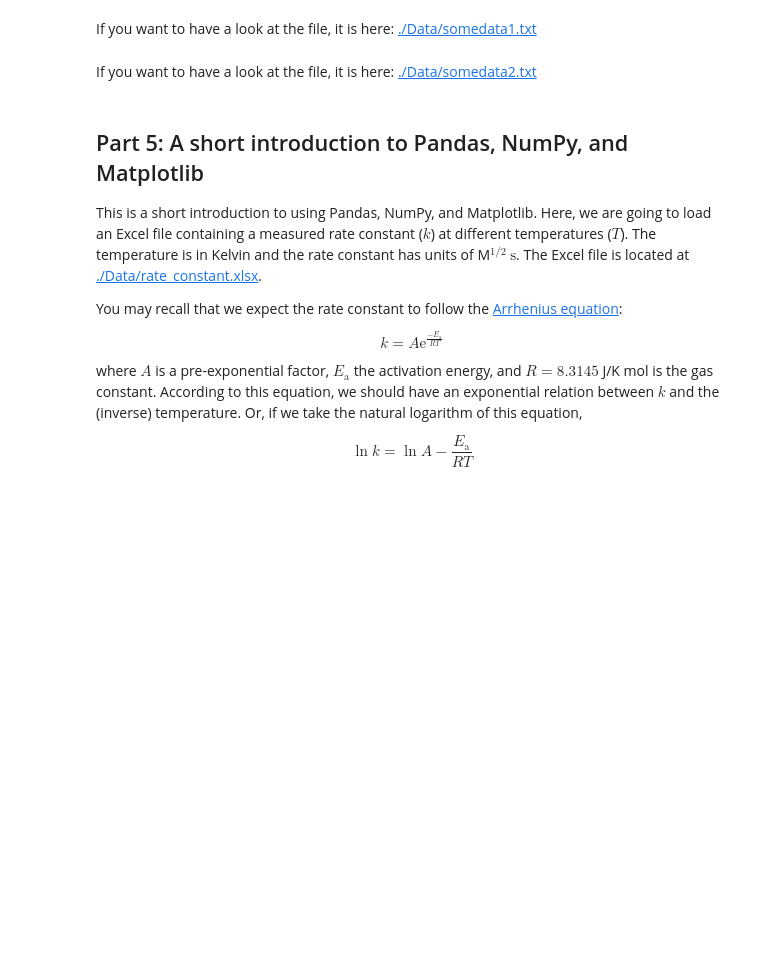
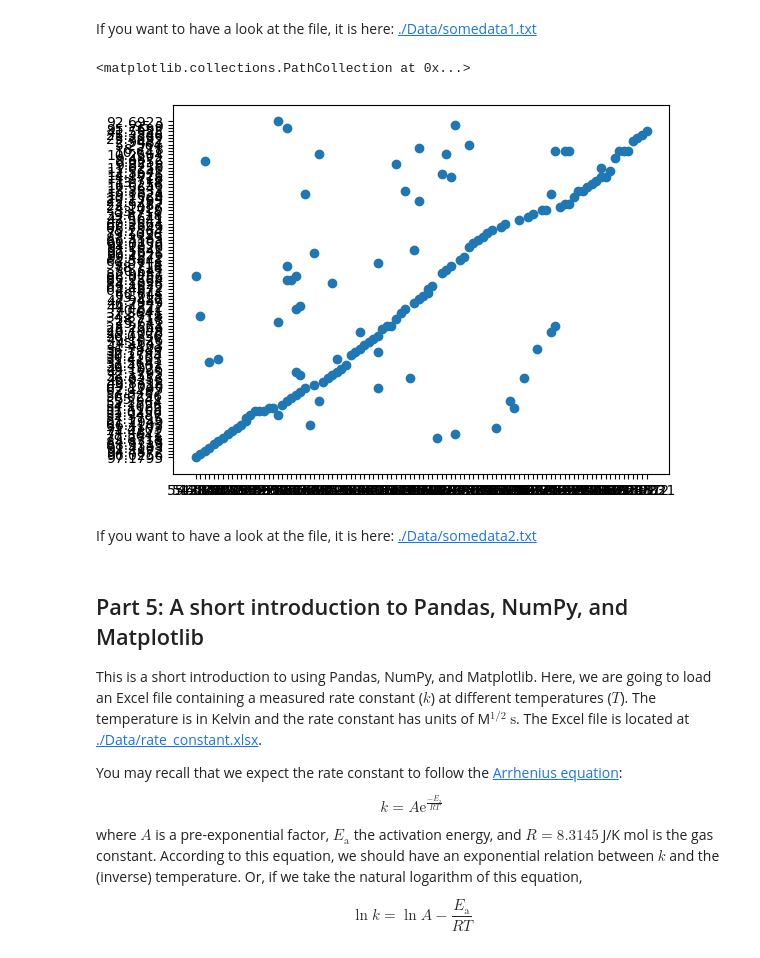
Before and after one commit to joachsob/chemometrics, a Jupyter notebook: exercises/00_python_intro.ipynb, the cells around one changed output. Saved outputs shown, nothing was run; the diff lists cells and outputs as text; code cells hidden in the pictures; blank space fills up the shorter version.

```diff
--- a/exercises/00_python_intro.ipynb
+++ b/exercises/00_python_intro.ipynb
@@ -273,9 +342,21 @@ If you want to have a look at the file, it is here: [./Data/somedata1.txt](./Dat
 # %%
 # 2. The file "Data/somedata2.txt" contains the same data as "somedata1.txt", but it is stored differently.
 # Each line contains a pair of x- and y-values on the form:
 # x = 55.3846, y = 97.1795
 # Make a method that reads in this file and extracts the x- and y-values. Plot the x- and y-values
 # you extracted from "somedata2.txt" in a scatter plot:
+
+xvals = []
+yvals = []
+with open("Data/somedata2.txt") as file:
+    for lines in file:
+        xvals.append(lines.split()[2].split(",")[0])
+        yvals.append(lines.split()[5].split(",")[0])
+
+plt.scatter(xvals, yvals)
+# %% [output]
+<matplotlib.collections.PathCollection at 0x...>
+[figure, added]
 # %% [markdown]
 If you want to have a look at the file, it is here: [./Data/somedata2.txt](./Data/somedata2.txt)
 # %% [markdown]
```
Also changed, not shown: parts of 16 cells of this notebook, 1 other file.
